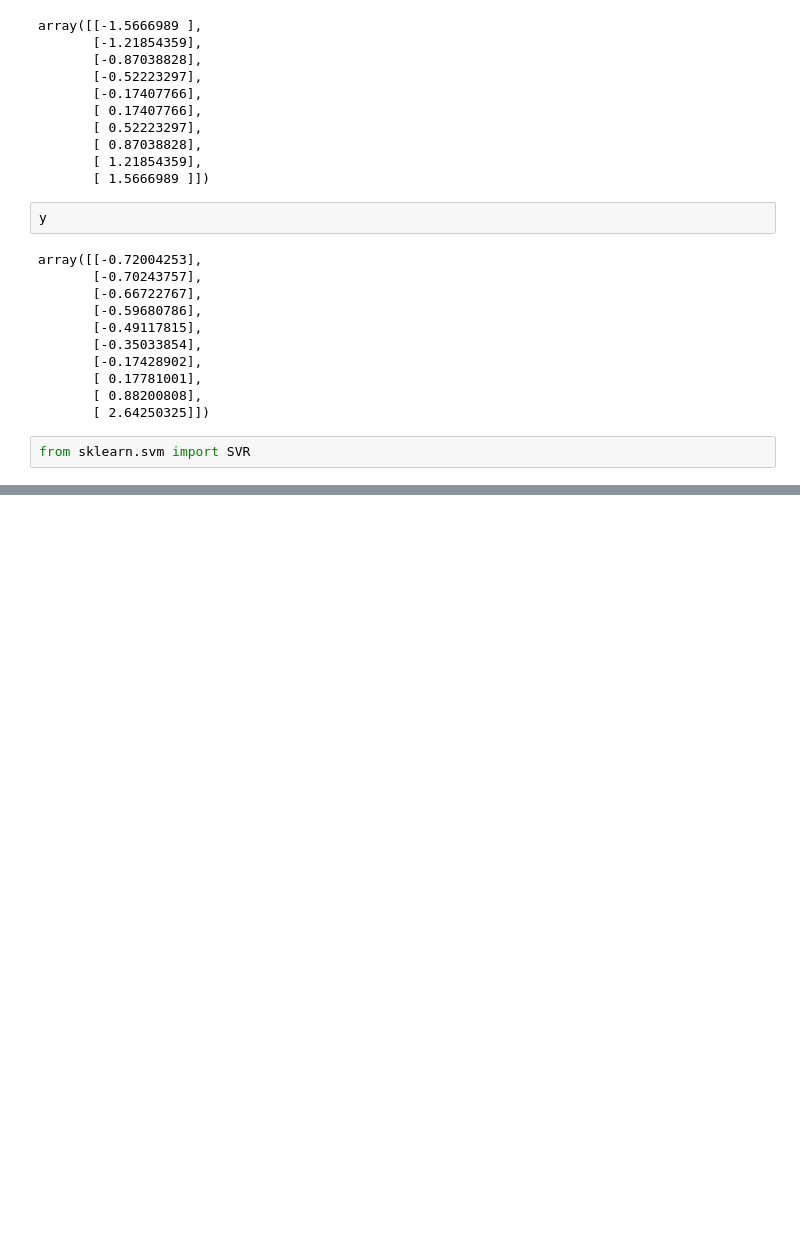
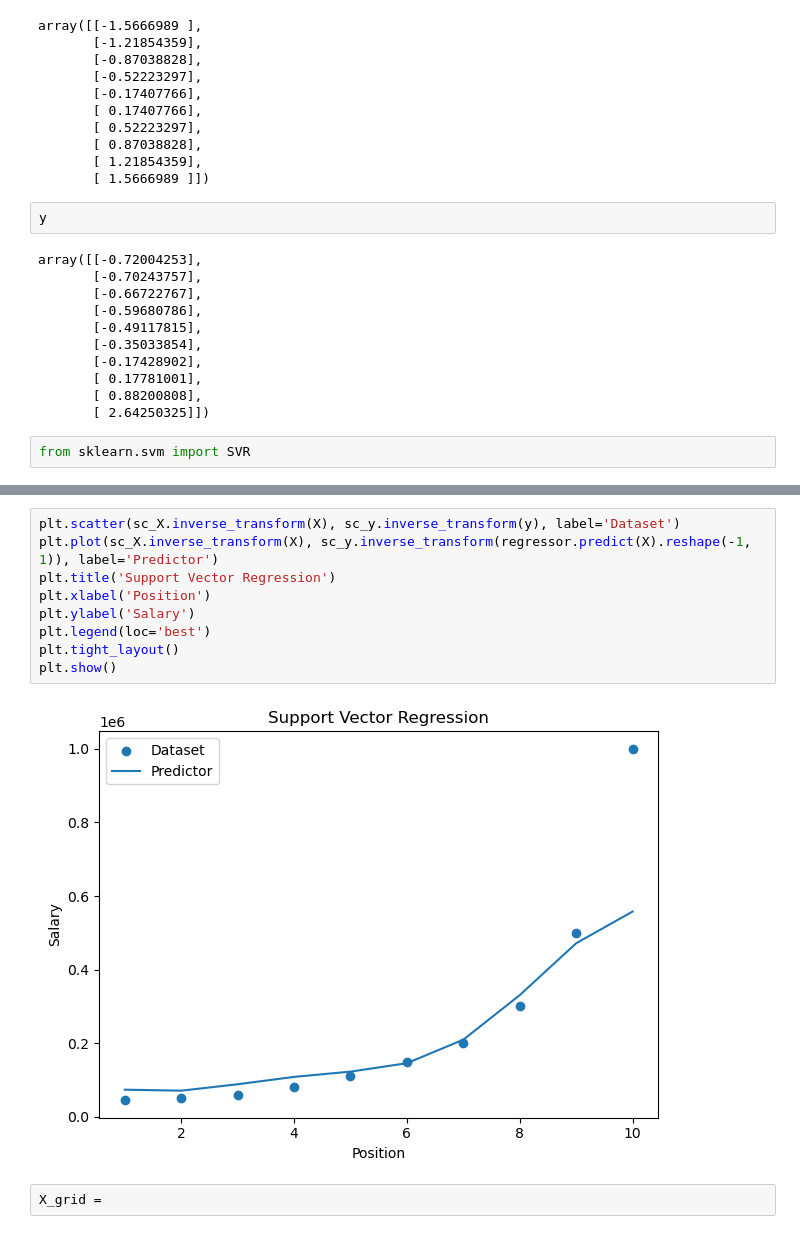
Before and after one commit to sarblohw/Machine_Learning_Models, a Jupyter notebook: Machine_Learning_Models-main/Section 7 - Support Vector Regression (SVR)/Python/svr_2.ipynb, the cells around one changed output, grey strips where cells are left out. Cells and saved outputs as stored; diff of their text form; blank space fills up the shorter version.

```diff
--- a/Machine_Learning_Models-main/Section 7 - Support Vector Regression (SVR)/Python/svr_2.ipynb
+++ b/Machine_Learning_Models-main/Section 7 - Support Vector Regression (SVR)/Python/svr_2.ipynb
@@ -85,0 +111,13 @@ regressor.predict(sc_X.transform())
+# %%
+plt.scatter(sc_X.inverse_transform(X), sc_y.inverse_transform(y), label='Dataset')
+plt.plot(sc_X.inverse_transform(X), sc_y.inverse_transform(regressor.predict(X).reshape(-1, 1)), label='Predictor')
+plt.title('Support Vector Regression')
+plt.xlabel('Position')
+plt.ylabel('Salary')
+plt.legend(loc='best')
+plt.tight_layout()
+plt.show()
+# %% [output]
+[figure, added]
+# %%
+X_grid =
```
Also changed, not shown: parts of 6 cells of this notebook.
